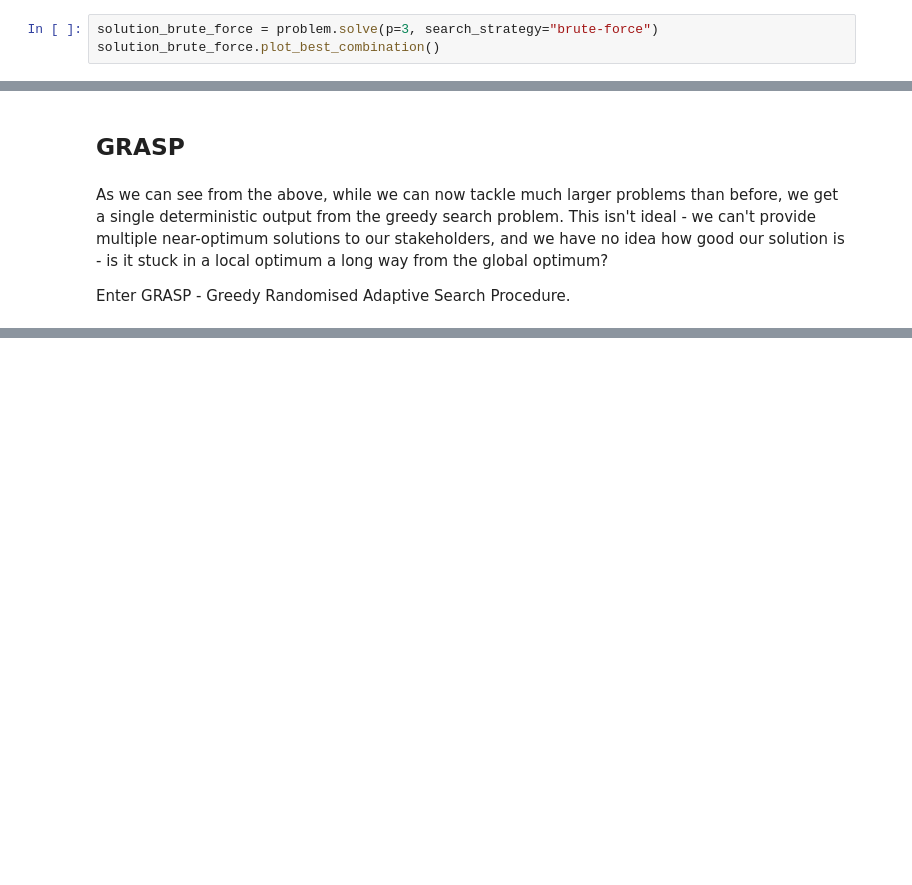
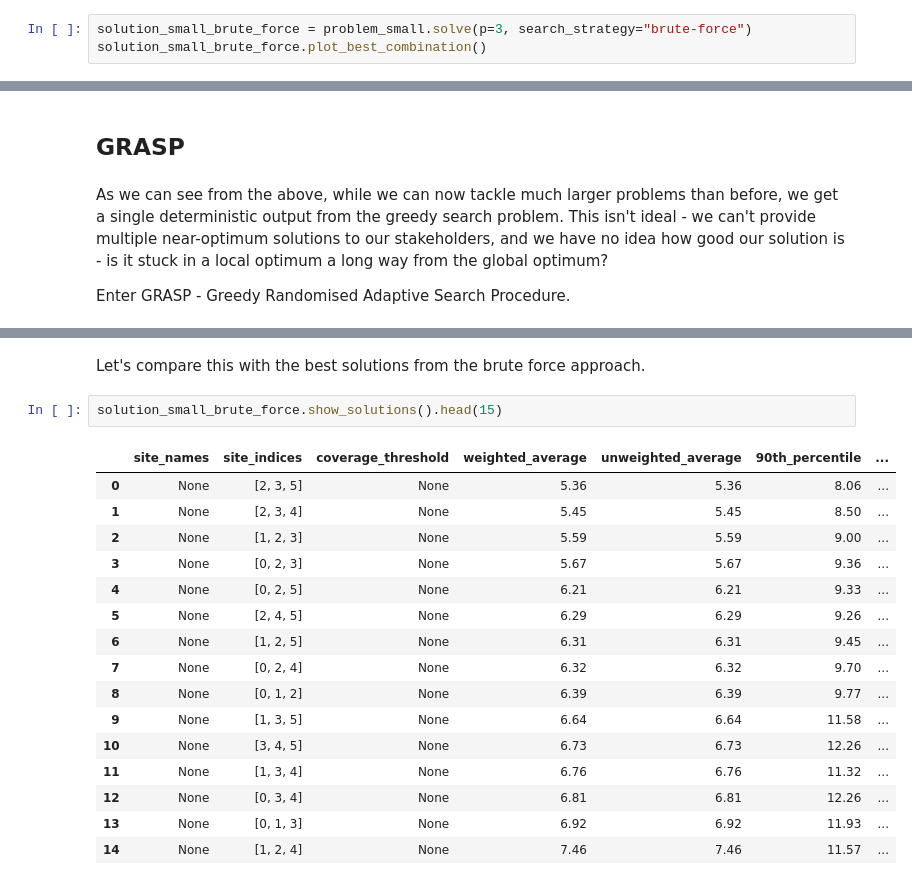
Before and after one commit to hsma-tools/lokigi, a Jupyter notebook: examples/location/greedy_and_grasp/greedy_and_grasp.ipynb, the cells around one changed output, grey strips where cells are left out. Drawn from its saved outputs; the diff is of its cells as text; blank space fills up the shorter version.

```diff
--- a/examples/location/greedy_and_grasp/greedy_and_grasp.ipynb
+++ b/examples/location/greedy_and_grasp/greedy_and_grasp.ipynb
@@ -126,8 +123,8 @@ solution.plot_best_combination()
 # %% [markdown]
 Let's now compare this with the best solution from our brute force approach.
 # %%
-solution_brute_force = problem.solve(p=3, search_strategy="brute-force")
-solution_brute_force.plot_best_combination()
+solution_small_brute_force = problem_small.solve(p=3, search_strategy="brute-force")
+solution_small_brute_force.plot_best_combination()
 # %% [output]
 <Axes: title={'center': 'Best solution for 3 sites \nWeighted Average: 5.4 minutes \nMaximum: 16.7 minutes'}>
 [figure]
@@ -262,0 +284,21 @@ Enter GRASP - Greedy Randomised Adaptive Search Procedure.
+# %% [markdown]
+Let's compare this with the best solutions from the brute force approach.
+# %%
+solution_small_brute_force.show_solutions().head(15)
+# %% [output]
+|  | site_names | site_indices | coverage_threshold | weighted_average | unweighted_average | 90th_percentile | ... |
+| 0 | None | [2, 3, 5] | None | 5.36 | 5.36 | 8.06 | ... |
+| 1 | None | [2, 3, 4] | None | 5.45 | 5.45 | 8.50 | ... |
+| 2 | None | [1, 2, 3] | None | 5.59 | 5.59 | 9.00 | ... |
+| 3 | None | [0, 2, 3] | None | 5.67 | 5.67 | 9.36 | ... |
+| 4 | None | [0, 2, 5] | None | 6.21 | 6.21 | 9.33 | ... |
+| 5 | None | [2, 4, 5] | None | 6.29 | 6.29 | 9.26 | ... |
+| 6 | None | [1, 2, 5] | None | 6.31 | 6.31 | 9.45 | ... |
+| 7 | None | [0, 2, 4] | None | 6.32 | 6.32 | 9.70 | ... |
+| 8 | None | [0, 1, 2] | None | 6.39 | 6.39 | 9.77 | ... |
+| 9 | None | [1, 3, 5] | None | 6.64 | 6.64 | 11.58 | ... |
+| 10 | None | [3, 4, 5] | None | 6.73 | 6.73 | 12.26 | ... |
+| 11 | None | [1, 3, 4] | None | 6.76 | 6.76 | 11.32 | ... |
+| 12 | None | [0, 3, 4] | None | 6.81 | 6.81 | 12.26 | ... |
+| 13 | None | [0, 1, 3] | None | 6.92 | 6.92 | 11.93 | ... |
+| 14 | None | [1, 2, 4] | None | 7.46 | 7.46 | 11.57 | ... |
```
Also changed, not shown: parts of 36 cells of this notebook, 2 other files.
